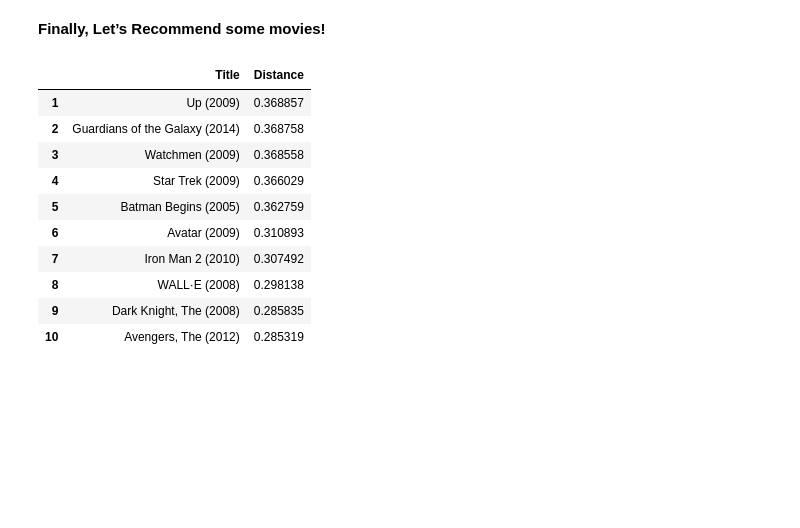
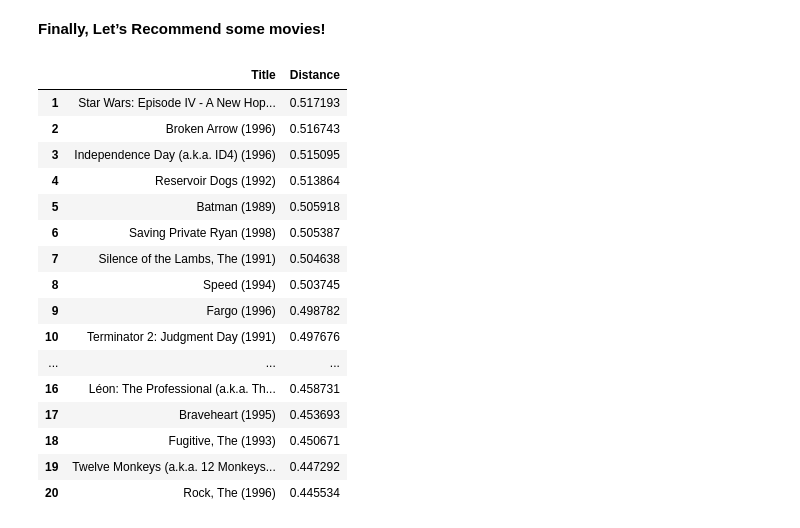
Before and after one commit to spertch9a/Recomendation-engine-python, a Jupyter notebook: recomendation_engine.ipynb, the cells around one changed output. Drawn from its saved outputs; the diff is of its cells as text; code cells hidden in the pictures; blank space fills up the shorter version.

```diff
--- a/recomendation_engine.ipynb
+++ b/recomendation_engine.ipynb
@@ -164,7 +164,7 @@ knn.fit(csr_data)
 NearestNeighbors(algorithm='brute', metric='cosine', n_jobs=-1, n_neighbors=20)
 # %%
 def get_movie_recommendation(movie_name):
-    n_movies_to_reccomend = 10
+    n_movies_to_reccomend = 20
     movie_list = movies[movies['title'].str.contains(movie_name)]
     if len(movie_list):
         movie_idx= movie_list.iloc[0]['movieId']
@@ -182,17 +182,23 @@ def get_movie_recommendation(movie_name):
         return "No movies found. Please check your input"
 # %% [markdown]
 **Finally, Let’s Recommend some movies!**
-# %%
-get_movie_recommendation('Iron Man')
-# %% [output]
-|  | Title | Distance |
-| 1 | Up (2009) | 0.368857 |
-| 2 | Guardians of the Galaxy (2014) | 0.368758 |
-| 3 | Watchmen (2009) | 0.368558 |
-| 4 | Star Trek (2009) | 0.366029 |
-| 5 | Batman Begins (2005) | 0.362759 |
-| 6 | Avatar (2009) | 0.310893 |
-| 7 | Iron Man 2 (2010) | 0.307492 |
-| 8 | WALL·E (2008) | 0.298138 |
-| 9 | Dark Knight, The (2008) | 0.285835 |
-| 10 | Avengers, The (2012) | 0.285319 |
+# %%
+get_movie_recommendation('Heat')
+# %% [output]
+|  | Title | Distance |
+| 1 | Star Wars: Episode IV - A New Hop... | 0.517193 |
+| 2 | Broken Arrow (1996) | 0.516743 |
+| 3 | Independence Day (a.k.a. ID4) (1996) | 0.515095 |
+| 4 | Reservoir Dogs (1992) | 0.513864 |
+| 5 | Batman (1989) | 0.505918 |
+| 6 | Saving Private Ryan (1998) | 0.505387 |
+| 7 | Silence of the Lambs, The (1991) | 0.504638 |
+| 8 | Speed (1994) | 0.503745 |
+| 9 | Fargo (1996) | 0.498782 |
+| 10 | Terminator 2: Judgment Day (1991) | 0.497676 |
+| ... | ... | ... |
+| 16 | Léon: The Professional (a.k.a. Th... | 0.458731 |
+| 17 | Braveheart (1995) | 0.453693 |
+| 18 | Fugitive, The (1993) | 0.450671 |
+| 19 | Twelve Monkeys (a.k.a. 12 Monkeys... | 0.447292 |
+| 20 | Rock, The (1996) | 0.445534 |
```
